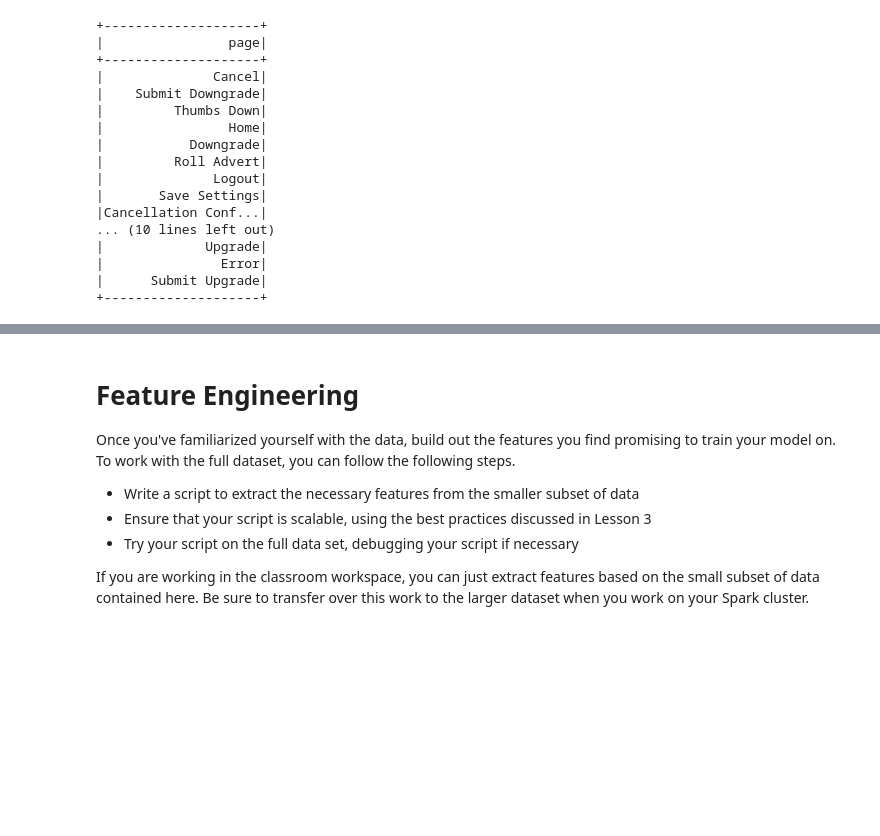
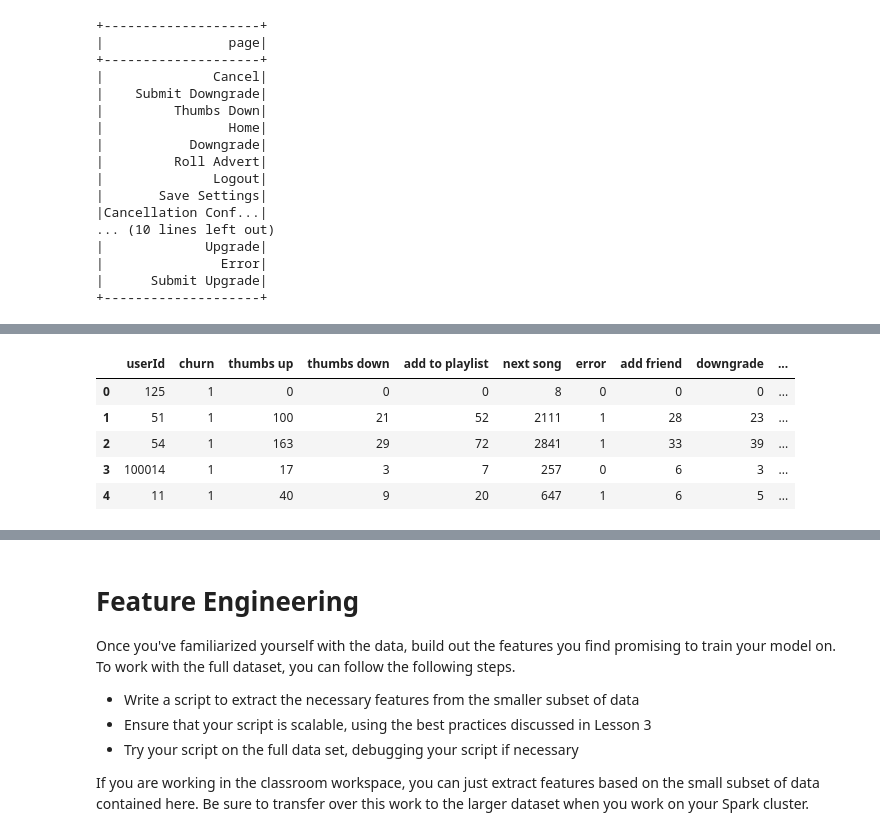
Before and after one commit to danpeczek/sparkify-capstone-project, a Jupyter notebook: Sparkify.ipynb, the cells around one changed output, grey strips where cells are left out. Cells and saved outputs as stored; diff of their text form; code cells hidden in the pictures; blank space fills up the shorter version.

```diff
--- a/Sparkify.ipynb
+++ b/Sparkify.ipynb
@@ -332,0 +287,38 @@ df.select("page").dropDuplicates().show(25)
+# %%
+churned_df = pd.DataFrame(data={'userId': churned_ids, 'churn': [1] * len(churned_ids)})
+thumbs_up = []
+thumbs_down = []
+add_to_playlist = []
+next_song = []
+error = []
+add_friend = []
+downgrade = []
+upgrade = []
+settings = []
+for churned_id in churned_ids:
+    thumbs_up.append(df.select('page').where((df.userId == churned_id) & (df.page == 'Thumbs Up')).count())
+    thumbs_down.append(df.select('page').where((df.userId == churned_id) & (df.page == 'Thumbs Down')).count())
+    add_to_playlist.append(df.select('page').where((df.userId == churned_id) & (df.page == 'Add to Playlist')).count())
+    next_song.append(df.select('page').where((df.userId == churned_id) & (df.page == 'NextSong')).count())
+    error.append(df.select('page').where((df.userId == churned_id) & (df.page == 'Error')).count())
+    add_friend.append(df.select('page').where((df.userId == churned_id) & (df.page == 'Add Friend')).count())
+    downgrade.append(df.select('page').where((df.userId == churned_id) & (df.page == 'Downgrade')).count())
+    upgrade.append(df.select('page').where((df.userId == churned_id) & (df.page == 'Upgrade')).count())
+    settings.append(df.select('page').where((df.userId == churned_id) & (df.page == 'Settings')).count())
+churned_df["thumbs up"] = thumbs_up
+churned_df["thumbs down"] = thumbs_down
+churned_df["add to playlist"] = add_to_playlist
+churned_df["next song"] = next_song
+churned_df["error"] = error
+churned_df["add friend"] = add_friend
+churned_df["downgrade"] = downgrade
+churned_df["upgrade"] = upgrade
+churned_df["settings"] = settings
+churned_df.head()
+# %% [output]
+|  | userId | churn | thumbs up | thumbs down | add to playlist | next song | error | add friend | downgrade | ... |
+| 0 | 125 | 1 | 0 | 0 | 0 | 8 | 0 | 0 | 0 | ... |
+| 1 | 51 | 1 | 100 | 21 | 52 | 2111 | 1 | 28 | 23 | ... |
+| 2 | 54 | 1 | 163 | 29 | 72 | 2841 | 1 | 33 | 39 | ... |
+| 3 | 100014 | 1 | 17 | 3 | 7 | 257 | 0 | 6 | 3 | ... |
+| 4 | 11 | 1 | 40 | 9 | 20 | 647 | 1 | 6 | 5 | ... |
```
Also changed, not shown: parts of 18 cells of this notebook.
